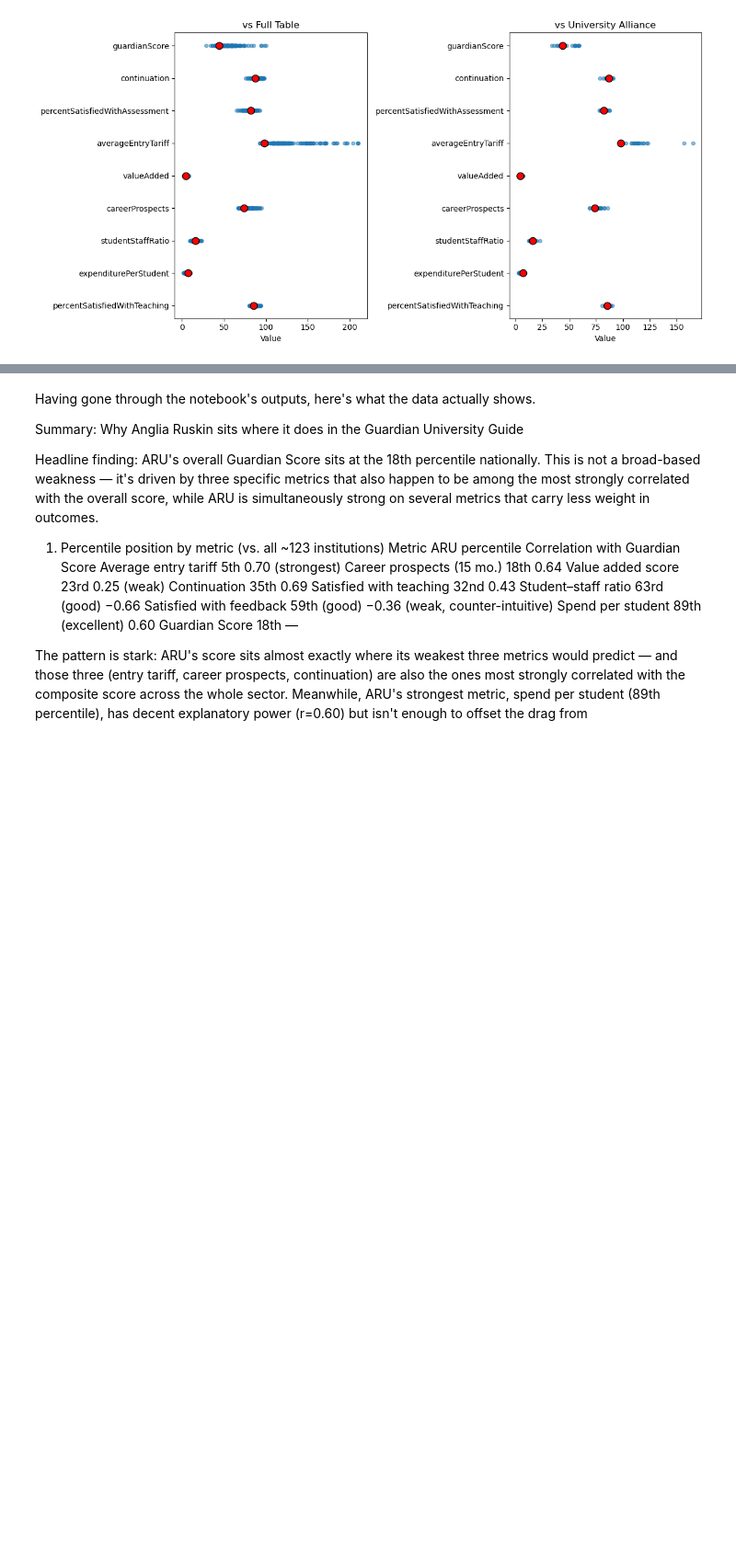
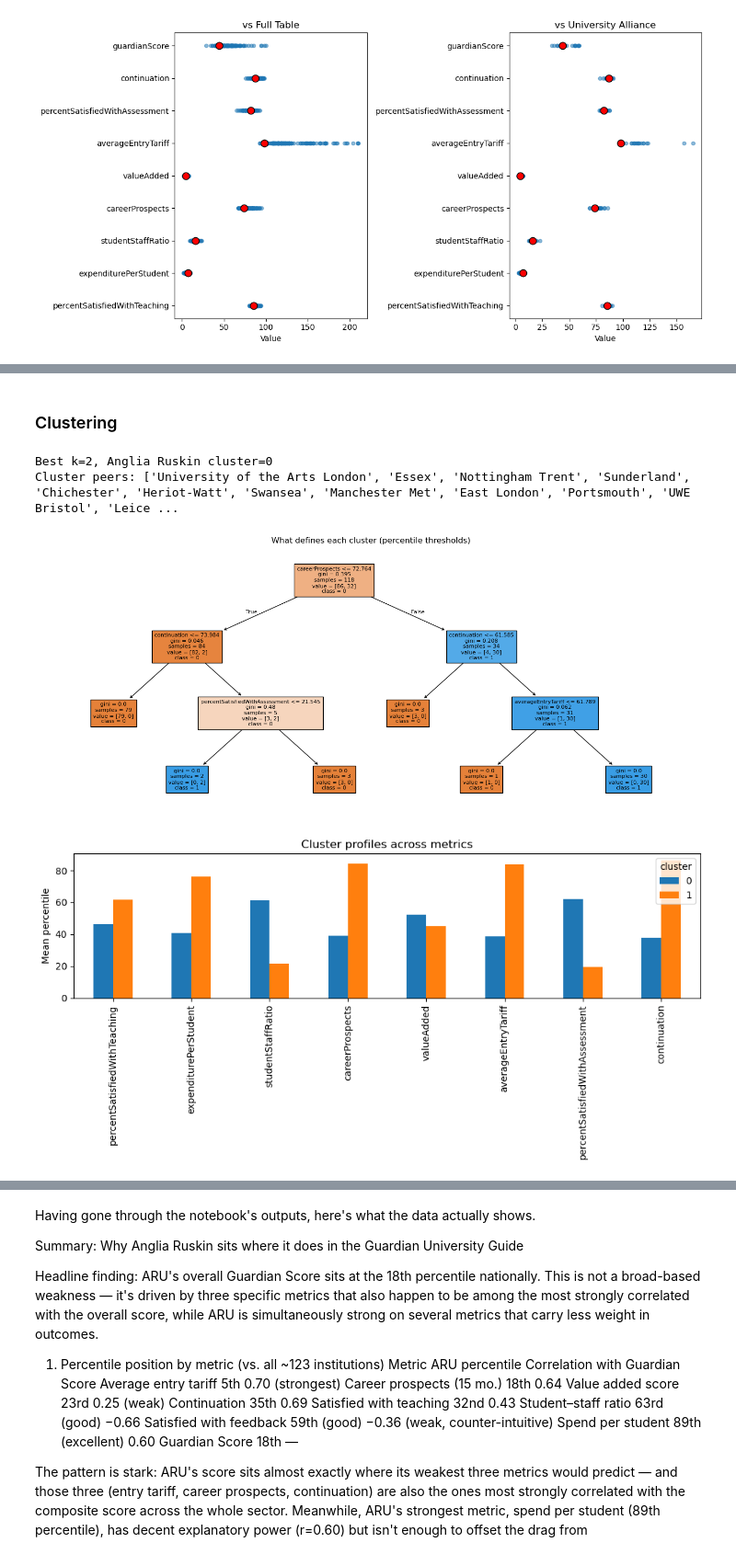
Before and after one commit to mjduarterosa/guardian-univ-ranking, a Jupyter notebook: explore_ranking.ipynb, the cells around one changed output, grey strips where cells are left out. Shown at 92% size. Drawn from its saved outputs; the diff is of its cells as text; code cells hidden in the pictures; blank space fills up the shorter version.

Commit message:
add clustering and decision trees

```diff
--- a/explore_ranking.ipynb
+++ b/explore_ranking.ipynb
@@ -699,0 +691,50 @@ main_rank.head()
+# %% [markdown]
+### Clustering
+# %%
+from sklearn.preprocessing import StandardScaler
+from sklearn.cluster import AgglomerativeClustering
+from sklearn.metrics import silhouette_score
+from sklearn.tree import DecisionTreeClassifier, plot_tree
+import matplotlib.pyplot as plt
+
+# --- Build percentile profile matrix (institutions x metrics) ---
+cols = main_rank.columns[7:].to_list()
+pct = main_rank[cols].apply(lambda c: pd.to_numeric(c, errors="coerce").rank(pct=True) * 100)
+pct.index = main_rank["name"]
+
+pct = pct.dropna(subset=cols)  # drop institutions with any missing metric
+X = StandardScaler().fit_transform(pct[cols])
+
+# --- Pick k via silhouette score, fit hierarchical clustering ---
+scores = {k: silhouette_score(X, AgglomerativeClustering(k).fit_predict(X)) for k in range(2, 8)}
+best_k = max(scores, key=scores.get)
+labels = AgglomerativeClustering(best_k).fit_predict(X)
+pct["cluster"] = labels
+
+# --- Anglia Ruskin's cluster and peers ---
+aru_cluster = pct.loc["Anglia Ruskin", "cluster"]
+peers = pct[pct["cluster"] == aru_cluster].index.tolist()
+print(f"Best k={best_k}, Anglia Ruskin cluster={aru_cluster}")
+print("Cluster peers:", peers)
+
+# --- Interpret: what separates the clusters? (decision tree on cluster labels) ---
+tree = DecisionTreeClassifier(max_depth=3, random_state=0).fit(pct[cols], labels)
+plt.figure(figsize=(14, 6))
+plot_tree(tree, feature_names=cols, class_names=[str(c) for c in sorted(set(labels))],
+          filled=True, fontsize=8)
+plt.title("What defines each cluster (percentile thresholds)")
+plt.tight_layout()
+plt.show()
+
+# --- Cluster mean profiles (bar comparison) ---
+cluster_means = pct.groupby("cluster")[cols].mean()
+cluster_means.T.plot(kind="bar", figsize=(10, 5))
+plt.ylabel("Mean percentile")
+plt.title("Cluster profiles across metrics")
+plt.tight_layout()
+plt.show()
+# %% [output]
+Best k=2, Anglia Ruskin cluster=0
+Cluster peers: ['University of the Arts London', 'Essex', 'Nottingham Trent', 'Sunderland', 'Chichester', 'Heriot-Watt', 'Swansea', 'Manchester Met', 'East London', 'Portsmouth', 'UWE Bristol', 'Leice ...
+[figure, added]
+[figure, added]
```
Also changed, not shown: parts of 6 cells of this notebook.
